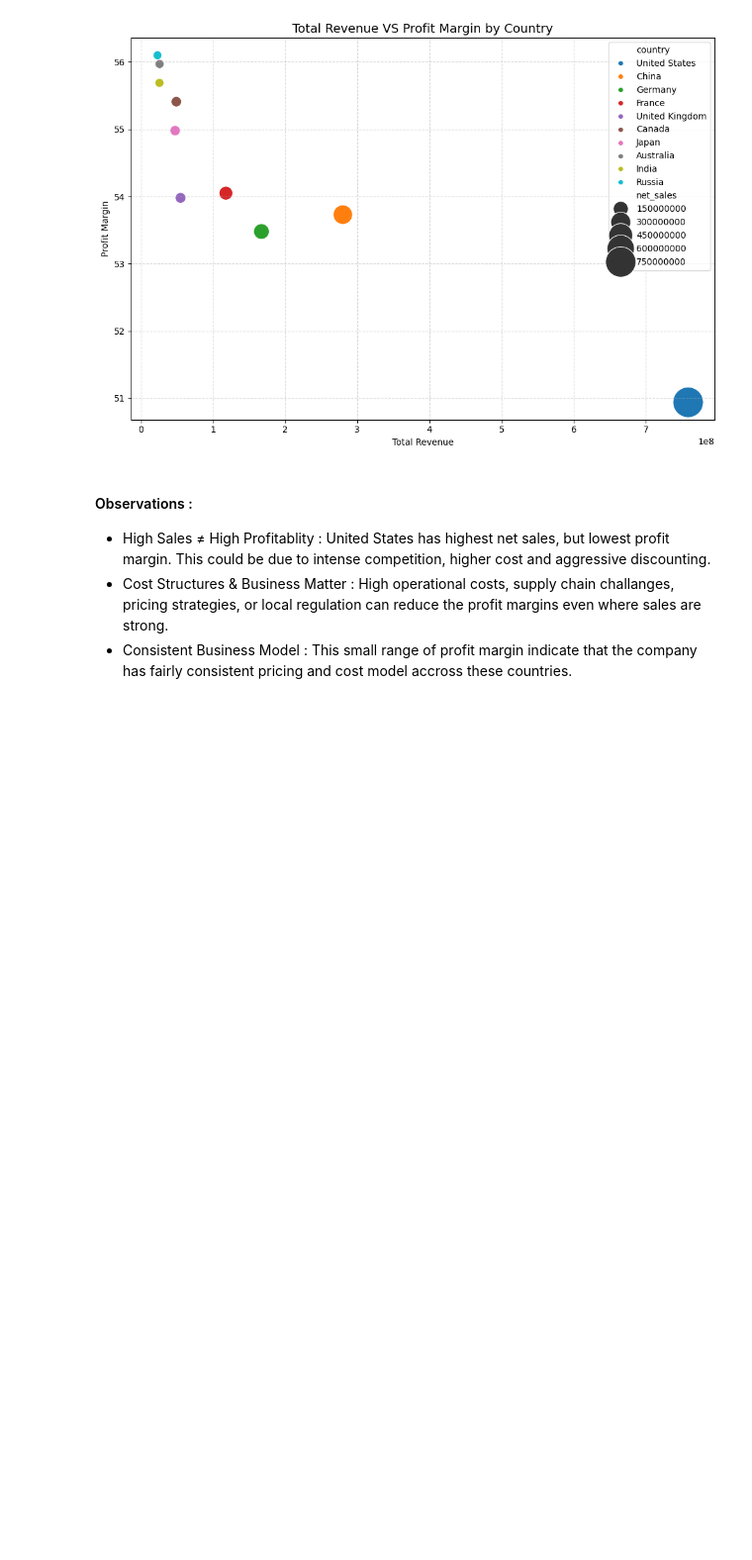
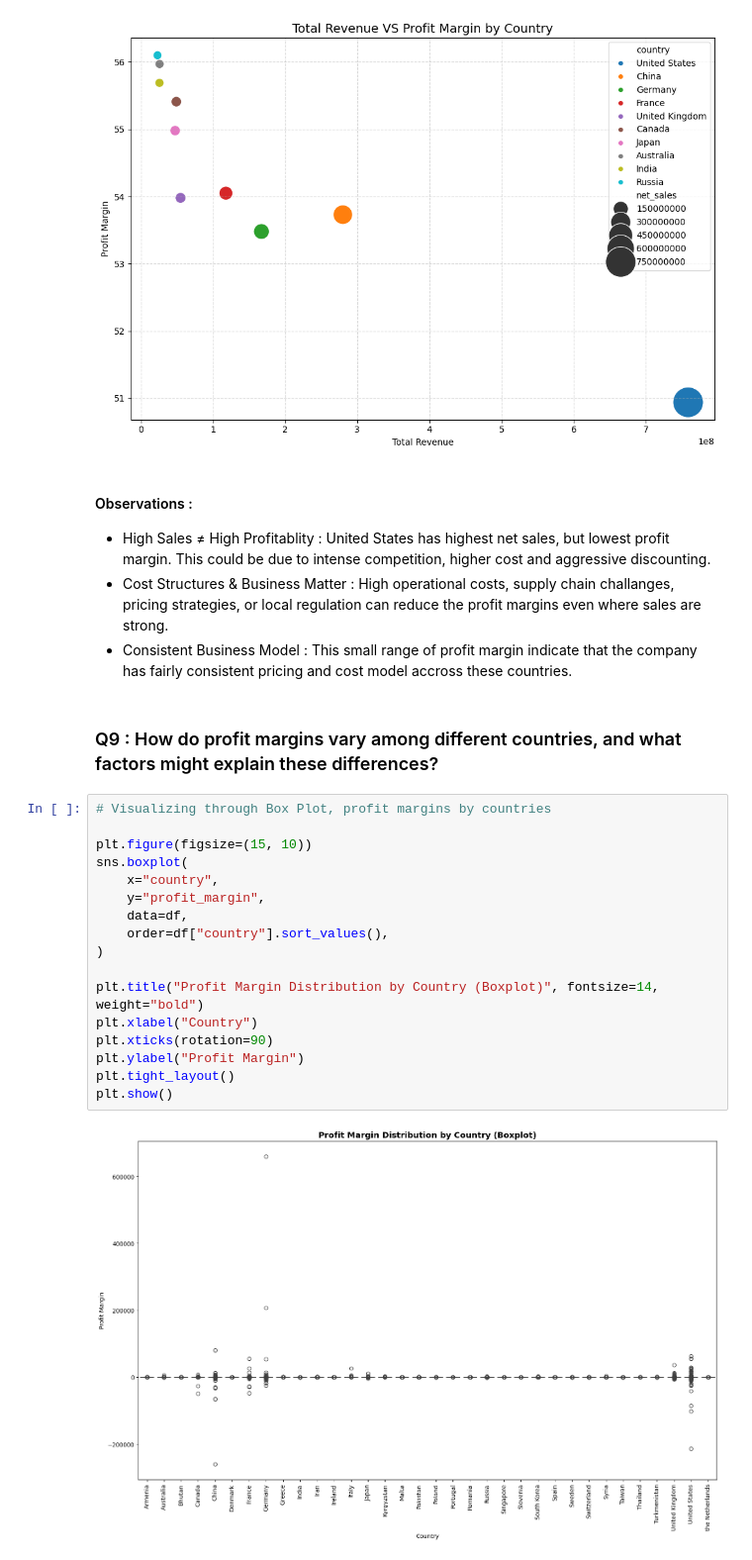
Before and after one commit to hemant4dsci/retail_e-commerce_sales_analytics, a Jupyter notebook: notebooks/02_exploratory_data_analysis.ipynb, the cells around one changed output. Shown at 99% size. Saved outputs shown, nothing was run; the diff lists cells and outputs as text; blank space fills up the shorter version.

```diff
--- a/notebooks/02_exploratory_data_analysis.ipynb
+++ b/notebooks/02_exploratory_data_analysis.ipynb
@@ -671,3 +683,24 @@ plt.show()
 - High Sales ≠ High Profitablity : United States has highest net sales, but lowest profit margin. This could be due to intense competition, higher cost and aggressive discounting.
 - Cost Structures & Business Matter : High operational costs, supply chain challanges, pricing strategies, or local regulation can reduce the profit margins even where sales are strong.
 - Consistent Business Model : This small range of profit margin indicate that the company has fairly consistent pricing and cost model accross these countries.
+# %% [markdown]
+### Q9 : How do profit margins vary among different countries, and what factors might explain these differences?
+# %%
+# Visualizing through Box Plot, profit margins by countries
+
+plt.figure(figsize=(15, 10))
+sns.boxplot(
+    x="country",
+    y="profit_margin",
+    data=df,
+    order=df["country"].sort_values(),
+)
+
+plt.title("Profit Margin Distribution by Country (Boxplot)", fontsize=14, weight="bold")
+plt.xlabel("Country")
+plt.xticks(rotation=90)
+plt.ylabel("Profit Margin")
+plt.tight_layout()
+plt.show()
+# %% [output]
+[figure, added]
```
Also changed, not shown: parts of 36 cells of this notebook.
